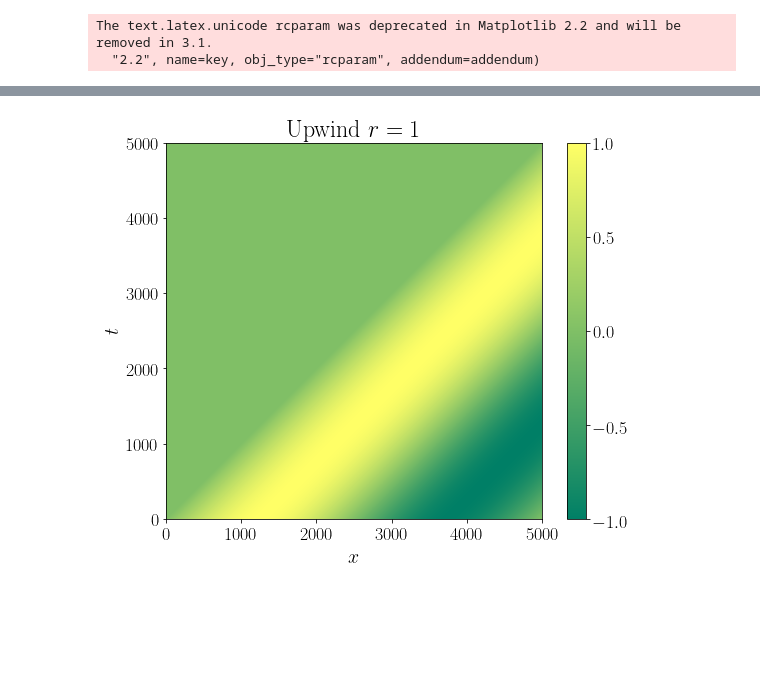
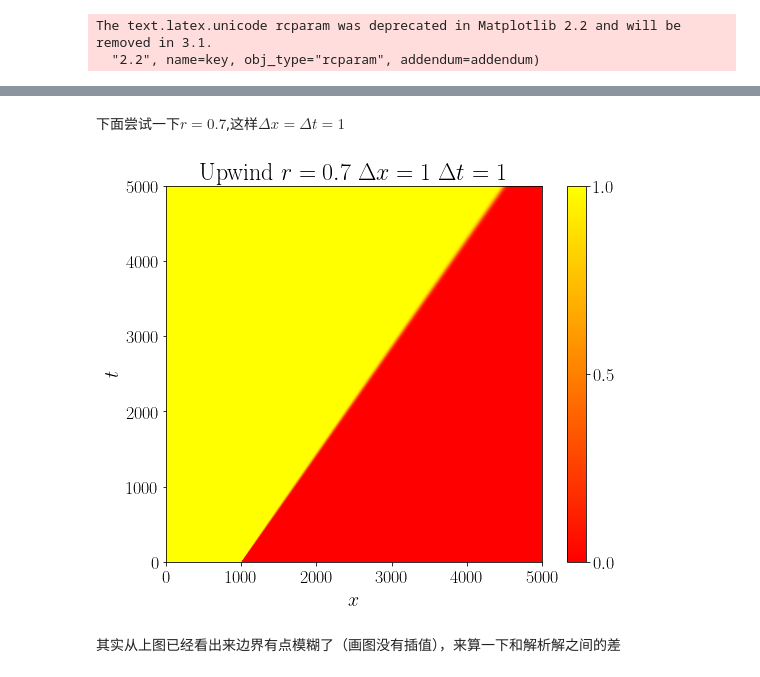
Before and after one commit to nightmarein13/CSP2019, a Jupyter notebook: hw7.ipynb, the cells around one changed output, grey strips where cells are left out. Saved outputs shown, nothing was run; the diff lists cells and outputs as text; code cells hidden in the pictures; blank space fills up the shorter version.

```diff
--- a/hw7.ipynb
+++ b/hw7.ipynb
@@ -22,11 +38,11 @@ The text.latex.unicode rcparam was deprecated in Matplotlib 2.2 and will be remo
 # %%
 data = np.zeros((5000,5000))
 x = np.linspace(0,4999,5000)
-data[:,0] = np.sin(2*np.pi/5000*x)
+data[:1000,0] = np.ones(1000)
+
 def update_upwind(data_0,r = 1):
     for i in range(1,5000):
         data_0[0,i] = data_0[0,i-1]
-        for j in range(1,4999):
-            data_0[j,i] = data_0[j,i-1]-r*(data_0[j,i-1]-data_0[j-1,i-1])
-        data_0[j,4999] = data_0[j,4998]
+        data_0[1:-1,i] = data_0[1:-1,i-1]-r*(data_0[1:-1,i-1]-data_0[:-2,i-1])
+        data_0[4999,i] = data_0[4998,i]
     return data_0
@@ -35,12 +99,21 @@ data_uw = update_upwind(data)
+# %% [markdown]
+下面尝试一下$r=0.7$,这样$\Delta x = \Delta t = 1$
+# %%
+data = np.zeros((5000,5000))
+x = np.linspace(0,4999,5000)
+data[:1000,0] = np.ones(1000)
+data_uw = update_upwind(data,r=0.7)
 # %%
 fig,ax = plt.subplots(figsize=(8,6))
-im = ax.imshow(data_uw.T,origin='lower',cmap='summer')
+im = ax.imshow(data_uw.T,origin='lower',cmap='autumn',interpolation='none')
 ax.set_xlabel(r'$x$',fontsize=20)
 ax.set_ylabel(r'$t$',fontsize=20)
 ax.tick_params(labelsize=18)
-ax.set_title(r'Upwind  $r=1$',fontsize=24)
+ax.set_title(r'Upwind  $r=0.7$ $\Delta x = 1$ $\Delta t = 1$',fontsize=24)
 clb = plt.colorbar(im,pad = 0.05,orientation='vertical',ticks=[-1,-0.5,0,0.5,1])
 clb.ax.tick_params(labelsize=18)
 plt.subplots_adjust(bottom = 0.1,left=0.1,top=0.97,right=0.97)
 # %% [output]
-[figure, old version]
+[figure, new version]
+# %% [markdown]
+其实从上图已经看出来边界有点模糊了（画图没有插值），来算一下和解析解之间的差
```
Also changed, not shown: parts of 47 cells of this notebook.
